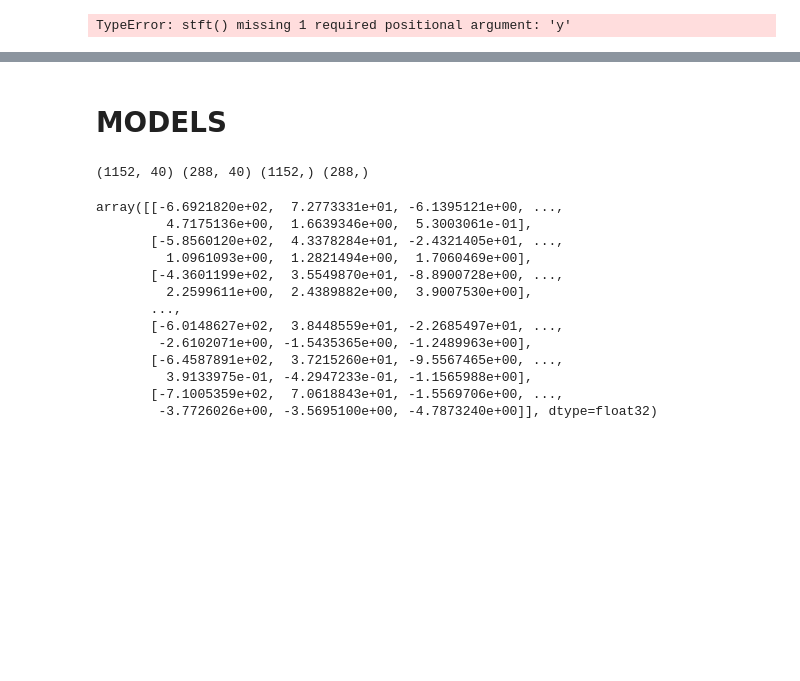
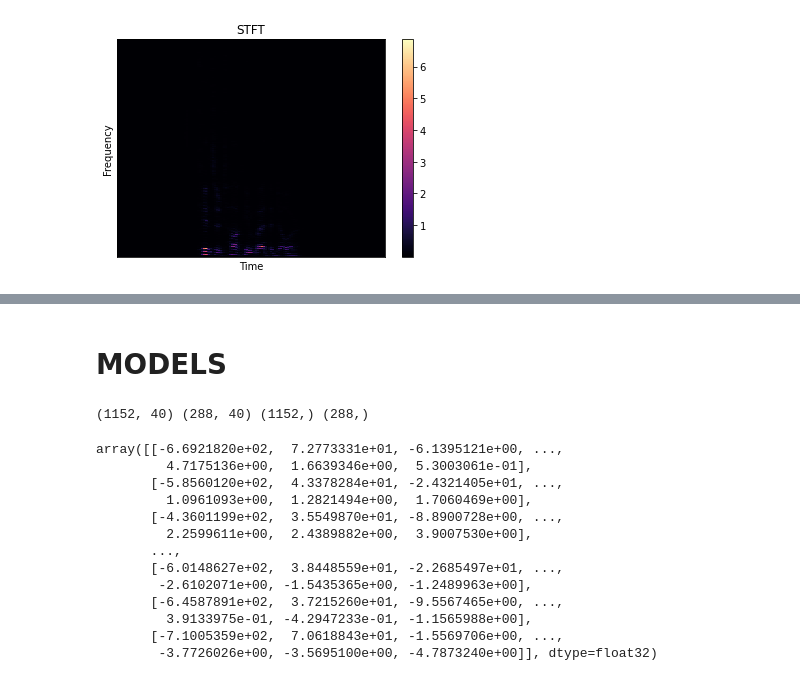
Before and after one commit to lorenanda/speech-emotion-recognition, a Jupyter notebook: notes.ipynb, the cells around one changed output, grey strips where cells are left out. Drawn from its saved outputs; the diff is of its cells as text; code cells hidden in the pictures; blank space fills up the shorter version.

```diff
--- a/notes.ipynb
+++ b/notes.ipynb
@@ -81,17 +49,16 @@ plt.show()
 # %%
-
-
 # short time fourier transform
 
-stft = librosa.stft()
+stft = librosa.stft(y=ylib1)
 spectrogram = np.abs(stft)
-librosa.display.specshow(spectrogram, sr=sr)
+librosa.display.specshow(spectrogram, sr=sr1)
 plt.xlabel("Time")
 plt.ylabel("Frequency")
+plt.title("STFT")
 plt.colorbar()
 plt.show()
 # %% [output]
-TypeError: stft() missing 1 required positional argument: 'y'
+[figure, added]
 # %%
 # log spectrogram
 
```
Also changed, not shown: parts of 23 cells of this notebook.
